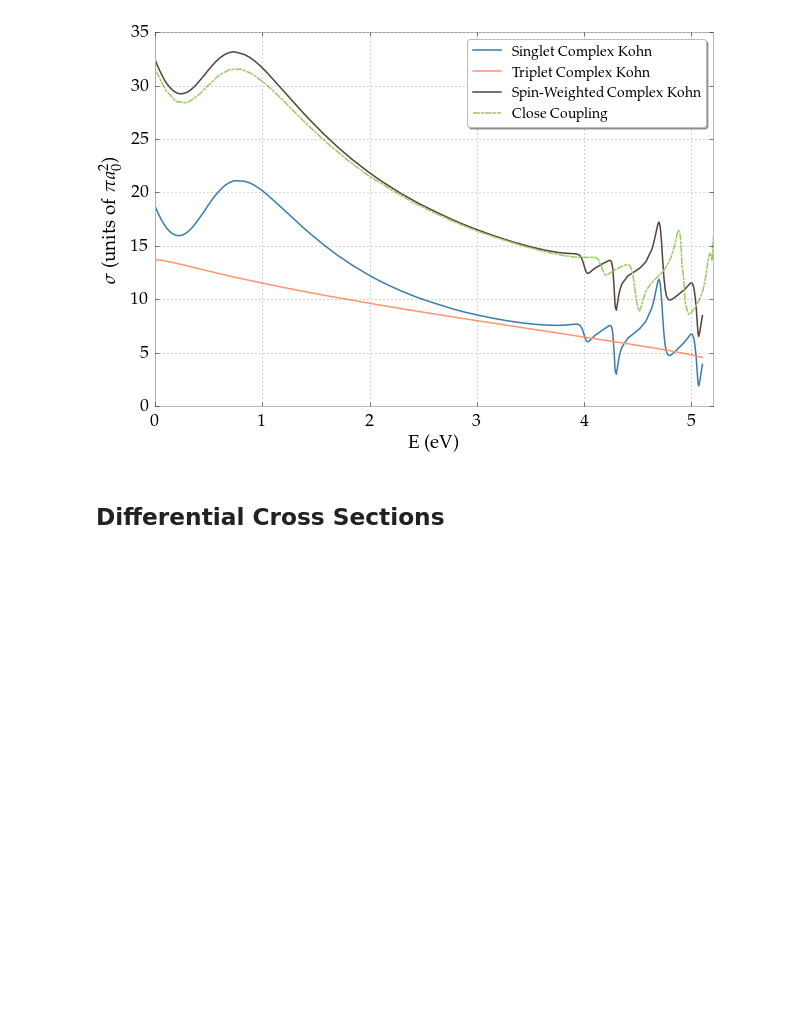
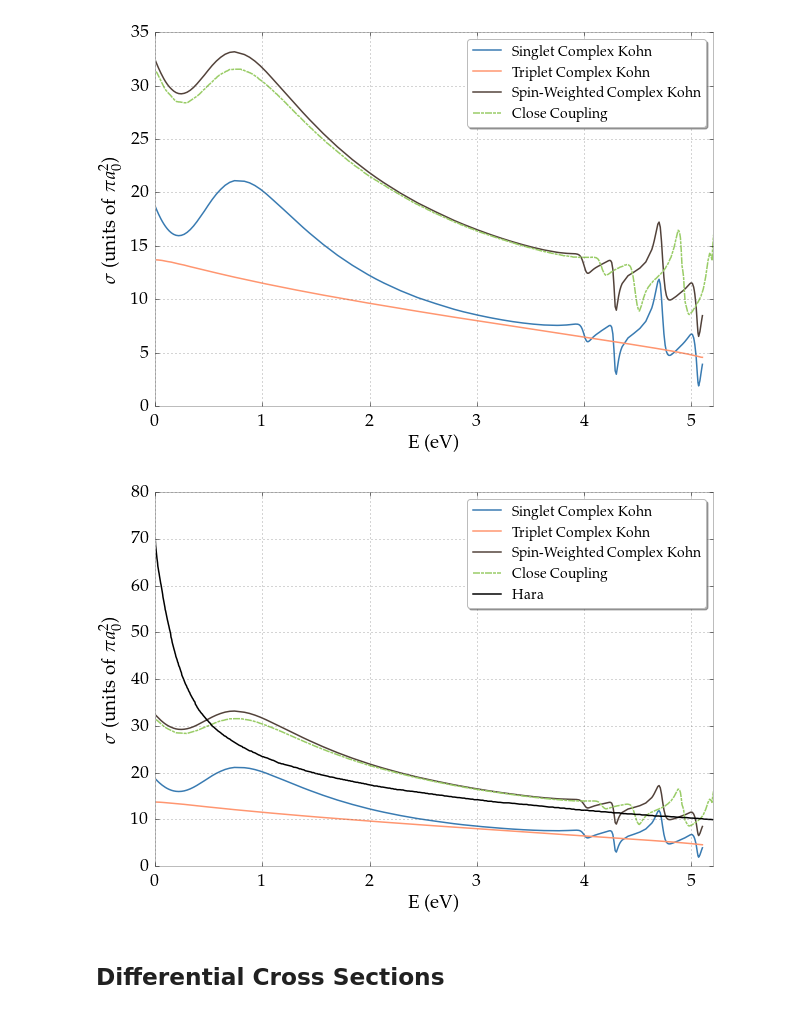
Before and after one commit to DentonW/Papers, a Jupyter notebook: PRA PsH/IPython/Paper Images.ipynb, the cells around one changed output. Saved outputs shown, nothing was run; the diff lists cells and outputs as text; code cells hidden in the pictures; blank space fills up the shorter version.

Commit message:
- Added comparison to Hara cross sections in IPython notebook

```diff
--- a/PRA PsH/IPython/Paper Images.ipynb
+++ b/PRA PsH/IPython/Paper Images.ipynb
@@ -560,6 +560,24 @@ pyplot.savefig("combined-cross-sections.pdf", bbox_inches='tight')
 pyplot.show()
 # %% [output]
 [figure]
+# %%
+datanph = numpy.loadtxt('Hara - Total CS.csv', dtype=float, delimiter=',')
+datanpth = np.transpose(datanph)
+
+df.plot(x='E', y='Cross1', marker='.', markersize=0.01, label='Singlet Complex Kohn', color=singletcolor)
+df.plot(x='E', y='Cross3', marker='.', markersize=0.01, label='Triplet Complex Kohn', color=tripletcolor)
+df.plot(x='E', y='Cross', marker='.', markersize=0.01, label='Spin-Weighted Complex Kohn', color=combinedcolor)
+line, = pyplot.plot(datanpt[0], datanpt[1], label='Close Coupling', color='#99CC66')  #, ls = 'dashed'
+line.set_dashes([7, 1, 3, 1])  # 7 points on, 1 point off, 3 points on, 1 point off
+line, = pyplot.plot(ktoE(datanpth[0]), datanpth[1]/pi, label='Hara', color='black')  #, ls = 'dashed'
+pyplot.xlabel(r"$\rm{E}$ (eV)")
+pyplot.ylabel(r"$\sigma$ (units of $\pi a_0^2$)")
+pyplot.legend(loc='upper right', shadow=True)
+pyplot.xlim([0,5.2])
+#pyplot.savefig("combined-cross-sections.pdf", bbox_inches='tight')
+pyplot.show()
+# %% [output]
+[figure, added]
 # %% [markdown]
 ## Differential Cross Sections
 # %% [markdown]
```
Also changed, not shown: parts of 1 cell of this notebook, 1 other file.
